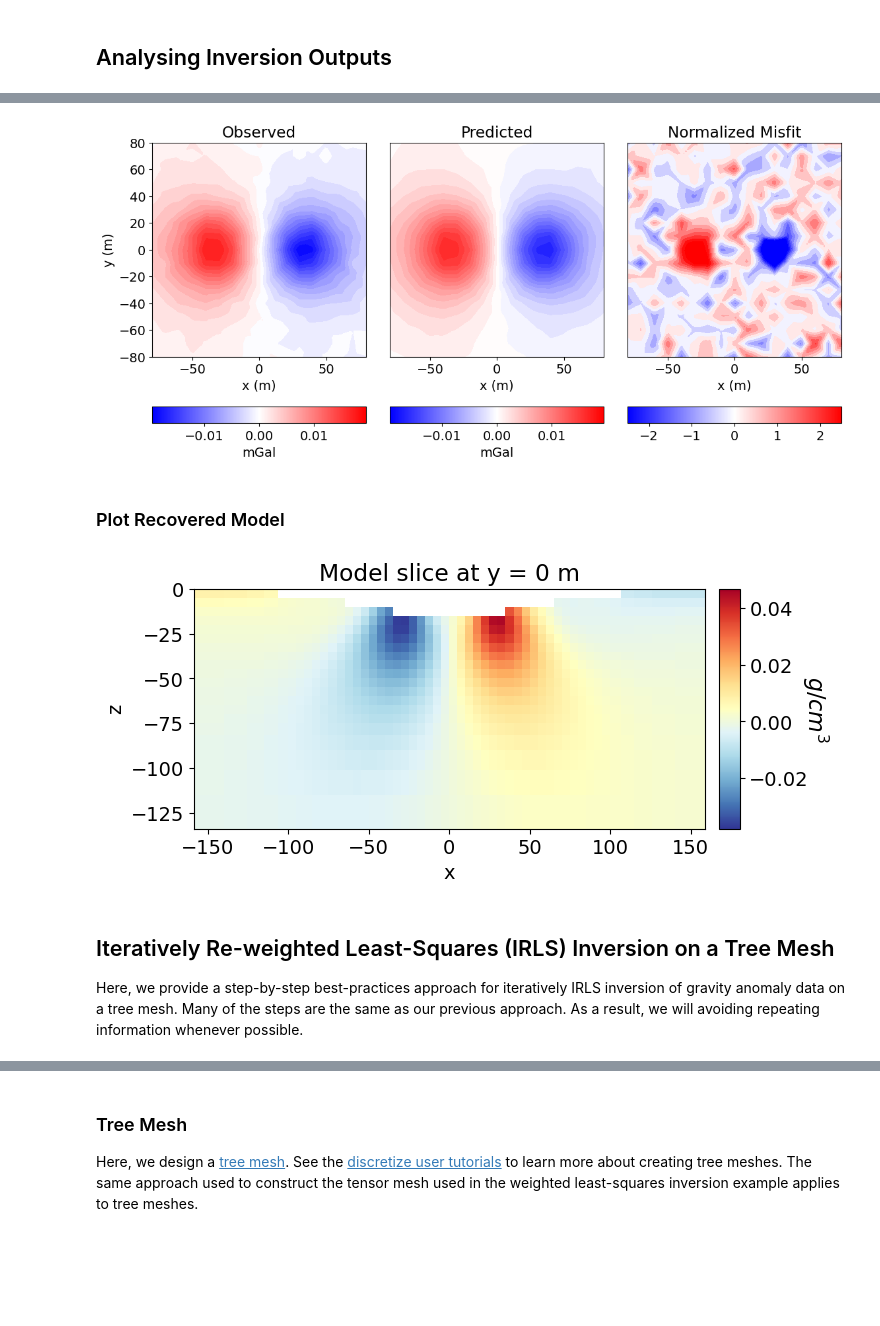
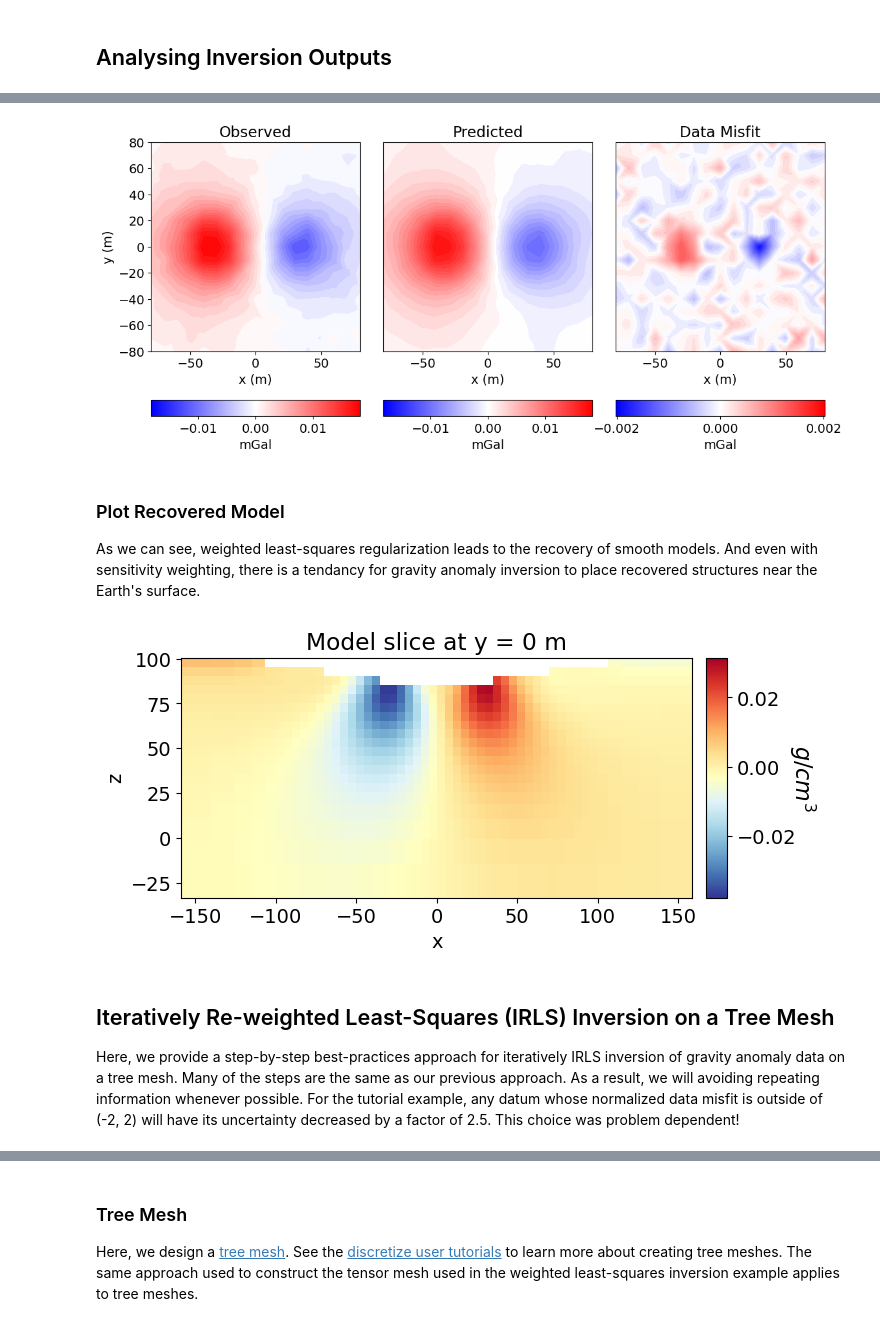
Before and after one commit to simpeg/user-tutorials, a Jupyter notebook: notebooks/03-gravity/inv_gravity_anomaly_3d.ipynb, the cells around one changed output, grey strips where cells are left out. Cells and saved outputs as stored; diff of their text form; code cells hidden in the pictures; blank space fills up the shorter version.

Commit message:
augment potential fields tutorials

```diff
--- a/notebooks/03-gravity/inv_gravity_anomaly_3d.ipynb
+++ b/notebooks/03-gravity/inv_gravity_anomaly_3d.ipynb
@@ -78,19 +78,20 @@ mpl.rcParams.update({'font.size': 14})
 
 For most geophysical inversion projects, a reasonable inversion result can be obtained so long as the practitioner has observed data and topography. For this tutorial, the observed data and topography files are provided. Here, we download and import the observed data and topography into the SimPEG framework.
 # %%
-# URL to download from repository assets
-data_source = "https://github.com/simpeg/user-tutorials/raw/main/assets/03-gravity/fwd_gravity_anomaly_3d.tar.gz"
+# # URL to download from repository assets
+# data_source = "https://github.com/simpeg/user-tutorials/raw/main/assets/03-gravity/fwd_gravity_anomaly_3d.tar.gz"
 
-# download the data
-downloaded_data = download(data_source, overwrite=True)
+# # download the data
+# downloaded_data = download(data_source, overwrite=True)
 
-# unzip the tarfile
-tar = tarfile.open(downloaded_data, "r")
-tar.extractall()
-tar.close()
+# # unzip the tarfile
+# tar = tarfile.open(downloaded_data, "r")
+# tar.extractall()
+# tar.close()
 
-# path to the directory containing our data
-dir_path = downloaded_data.split(".")[0] + os.path.sep
+# # path to the directory containing our data
+# dir_path = downloaded_data.split(".")[0] + os.path.sep
+dir_path = './fwd_gravity_anomaly_3d/'
 
 # files to work with
 topo_filename = dir_path + "gravity_topo.txt"
@@ -207,11 +203,15 @@ Meshes are designed using the [discretize package](https://discretize.simpeg.xyz
 
 **General rule of thumb:** The minimum cell size in each direction is at most 0.5 - 1 times the station spacing. And the thickness of the padding is at least 1 - 2 times the width of the survey region.
 # %%
+# Generate tensor mesh with top at z = 0 m
 dh = 5.0                                      # minimum cell size
 hx = [(dh, 5, -1.3), (dh, 40), (dh, 5, 1.3)]  # discretization along x
 hy = [(dh, 5, -1.3), (dh, 40), (dh, 5, 1.3)]  # discretization along y
 hz = [(dh, 5, -1.3), (dh, 15)]                # discretization along z
 tensor_mesh = TensorMesh([hx, hy, hz], "CCN")
+
+# Shift vertically to top same as maximum topography
+tensor_mesh.origin += np.r_[0., 0., topo_xyz[:, -1].max()]
 # %% [markdown]
 ### Active Cells and Mapping from the Model to Active Cells
 
@@ -378,48 +380,51 @@ x0 has any nan: 0
 # Predicted data with final recovered model.
 dpred = inv_prob_L2.dpred
 
-# Observed data | Predicted data | Normalized data misfit
-data_array = np.c_[dobs, dpred, (dobs - dpred) / uncertainties]
+# Observed data | Predicted data | Data misfit
+data_array = np.c_[dobs, dpred, dobs - dpred]
 
 fig = plt.figure(figsize=(12, 5))
-plot_title = ["Observed", "Predicted", "Normalized Misfit"]
-plot_units = ["mGal", "mGal", ""]
+plot_title = ["Observed", "Predicted", "Data Misfit"]
+plot_units = ["mGal", "mGal", "mGal"]
 
 ax1 = 3 * [None]
 ax2 = 3 * [None]
 norm = 3 * [None]
 cbar = 3 * [None]
 cplot = 3 * [None]
-v_lim = [np.max(np.abs(dobs)), np.max(np.abs(dobs)), 2.5]
+v_lim = [np.max(np.abs(dobs)), np.max(np.abs(dobs)), np.max(np.abs(dobs-dpred))]
 
 for ii in range(0, 3):
     ax1[ii] = fig.add_axes([0.3 * ii + 0.1, 0.2, 0.27, 0.75])
     norm[ii] = mpl.colors.Normalize(vmin=-v_lim[ii], vmax=v_lim[ii])
     cplot[ii] = plot2Ddata(
         receiver_list[0].locations,
         data_array[:, ii],
         ax=ax1[ii],
         ncontour=30,
         contourOpts={"cmap": "bwr", "norm": norm[ii]},
     )
     ax1[ii].set_title(plot_title[ii])
     ax1[ii].set_xlabel("x (m)")
     if ii == 0:
         ax1[ii].set_ylabel("y (m)")
     else:
         ax1[ii].set_yticks([])
 
     ax2[ii] = fig.add_axes([0.3 * ii + 0.1, 0.05, 0.27, 0.05])
     cbar[ii] = mpl.colorbar.ColorbarBase(
         ax2[ii], norm=norm[ii], orientation="horizontal", cmap=mpl.cm.bwr
     )
+    cbar[ii].ax.locator_params(nbins=3)
     cbar[ii].set_label(plot_units[ii], labelpad=5)
 
 plt.show()
 # %% [output]
-[figure, old version]
+[figure, new version]
-# %% [markdown]
-### Plot Recovered Model
+# %% [markdown]
+### Plot Recovered Model
+
+As we can see, weighted least-squares regularization leads to the recovery of smooth models. And even with sensitivity weighting, there is a tendancy for gravity anomaly inversion to place recovered structures near the Earth's surface.
 # %%
 # Plot Recovered Model
 fig = plt.figure(figsize=(7, 3))
@@ -446,8 +451,8 @@ cbar.set_label("$g/cm^3$", rotation=270, labelpad=15, size=16)
 
 plt.show()
 # %% [output]
-[figure, old version]
+[figure, new version]
 # %% [markdown]
 ## Iteratively Re-weighted Least-Squares (IRLS) Inversion on a Tree Mesh
 
-Here, we provide a step-by-step best-practices approach for iteratively IRLS inversion of gravity anomaly data on a tree mesh. Many of the steps are the same as our previous approach. As a result, we will avoiding repeating information whenever possible.
+Here, we provide a step-by-step best-practices approach for iteratively IRLS inversion of gravity anomaly data on a tree mesh. Many of the steps are the same as our previous approach. As a result, we will avoiding repeating information whenever possible. For the tutorial example, any datum whose normalized data misfit is outside of (-2, 2) will have its uncertainty decreased by a factor of 2.5. This choice was problem dependent!
```
Also changed, not shown: parts of 23 cells of this notebook, 7 other files.
